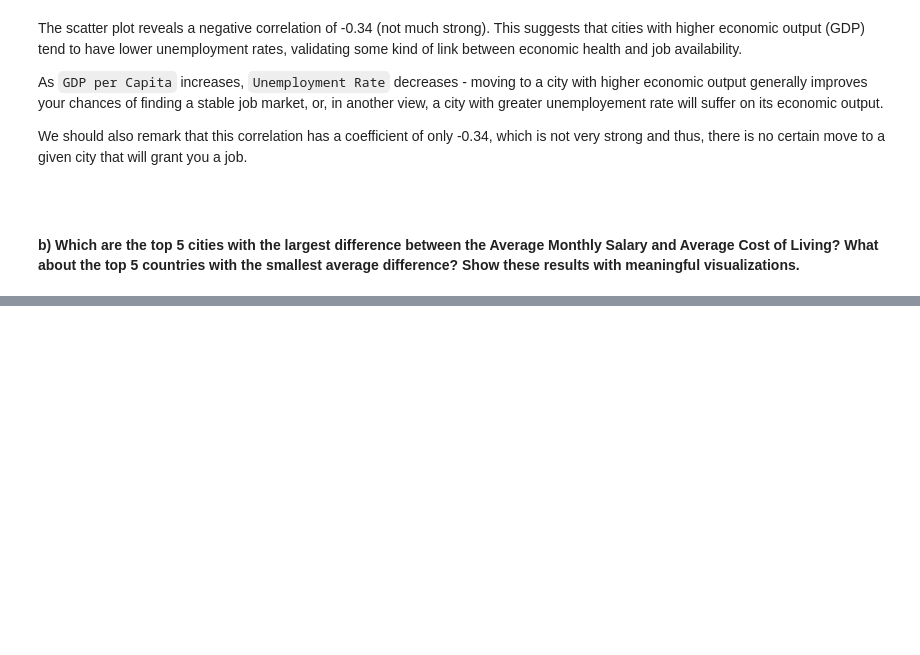
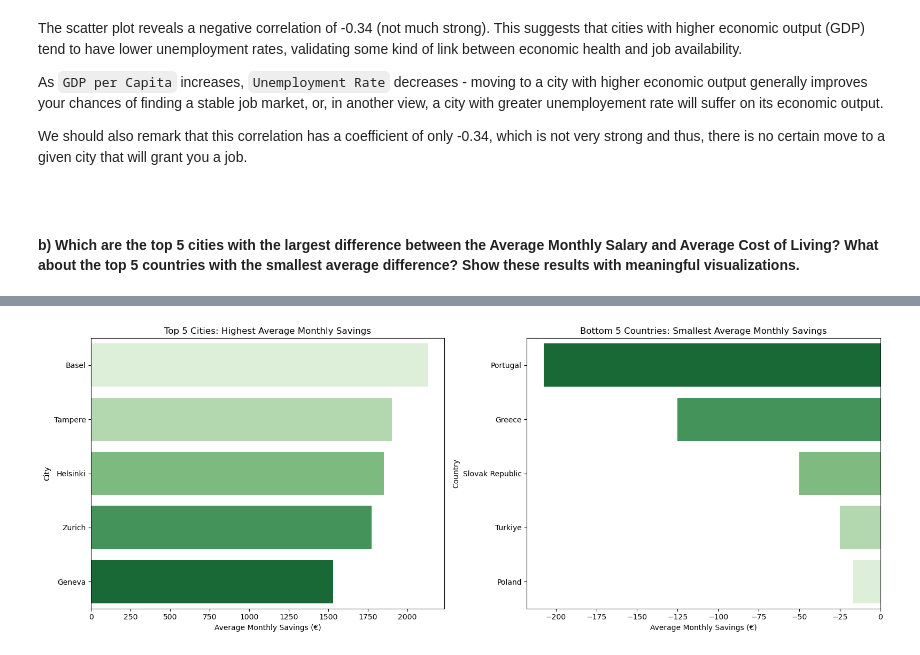
Before and after one commit to gugaffranco/ProgrammingForDataScienceG825, a Jupyter notebook: Data_Exploration.ipynb, the cells around one changed output, grey strips where cells are left out. Saved outputs shown, nothing was run; the diff lists cells and outputs as text; code cells hidden in the pictures; blank space fills up the shorter version.

```diff
--- a/Data_Exploration.ipynb
+++ b/Data_Exploration.ipynb
@@ -1961,0 +1977,20 @@ print(top_5_cities_savings)
+# %%
+#V2
+
+#Creating a variable that puts the savings in relative terms to the salary - beyond the biggest saving (in absolute terms), let's see the most efficient saver
+top_5_savings_city['Savings Rate'] = (top_5_savings_city['Monthly Savings'] / top_5_savings_city['Average Monthly Salary']) * 100
+
+fig1 = px.bar(
+    top_5_savings_city, #using the filtered df
+    x='Monthly Savings', #plotting the Monthly Savings (absolute terms)
+    y='City', #City on y
+    orientation='h', #horizontal bars
+    color='Savings Rate', #colloring the bars by Savings Rate (relative terms)
+    color_continuous_scale='Greens',
+    title='<b>Top 5 Cities for Savings: Absolute (€) vs. Efficiency (%)</b><br><i>Color represents the % of salary saved (Savings Rate)</i>', #HTML tags for formatting the title
+    labels={'Monthly Savings': 'Monthly Savings (€)', 'Savings Rate': 'Savings Rate (%)', 'City': ''},
+    hover_data=['Country', 'Monthly Savings', 'Savings Rate']
+)
+
+fig1.update_layout(coloraxis_colorbar_title="Savings Rate (%)") #updating the name of the color bar
+fig1.show()
@@ -1961,0 +2000,8 @@ print(top_5_cities_savings)
+# %%
+# 3.
+savings_by_country = ni_df.groupby('Country')['Monthly Savings'].mean().reset_index() #grouping by country using the mean of the montlhy savings
+bottom_5_countries_savings = savings_by_country.sort_values(by = 'Monthly Savings', ascending = True).head(5) #sorting and filtering the bottom 5
+bottom_5_countries_savings['Country'] = bottom_5_countries_savings['Country'].astype('string') #removing the categories so that we can plot only the countries we wish
+
+print('Top 5 Countries with SMALLEST Average Monthly Savings:')
+bottom_5_countries_savings
@@ -1961,0 +2048,18 @@ print(top_5_cities_savings)
+# %%
+#VA - Visualizations of the answers
+fig, axes = plt.subplots(1, 2, figsize=(16, 6))
+
+# Ax 1: Top 5 Cities
+sns.barplot(x='Monthly Savings', y='City', data=top_5_savings_city, ax=axes[0], palette='Greens')
+axes[0].set_title('Top 5 Cities: Highest Average Monthly Savings')
+axes[0].set_xlabel('Average Monthly Savings (€)')
+
+# Ax 2: Bottom 5 Countries
+sns.barplot(data=bottom_5_countries_savings, x='Monthly Savings', y='Country', ax=axes[1], palette='Greens_r')
+axes[1].set_title('Bottom 5 Countries: Smallest Average Monthly Savings')
+axes[1].set_xlabel('Average Monthly Savings (€)')
+
+plt.tight_layout()
+plt.show()
+# %% [output]
+[figure, added]
```
Also changed, not shown: parts of 68 cells of this notebook.
